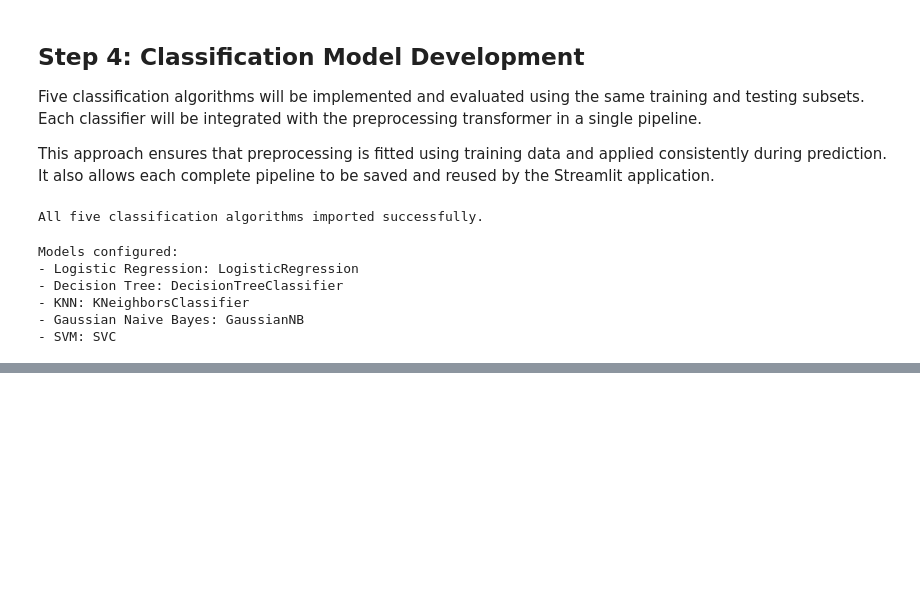
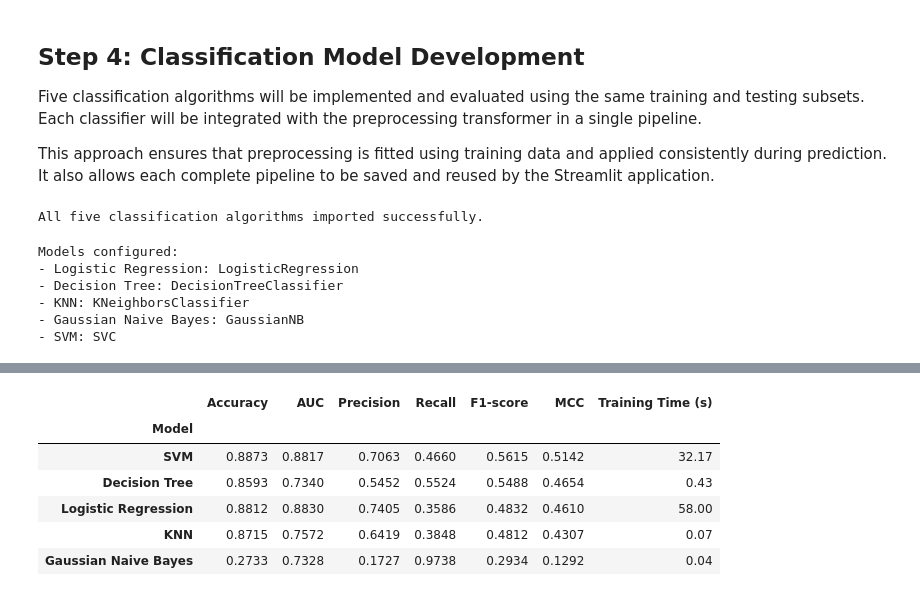
Before and after one commit to 2026AJ05675-LEO/online-shoppers-purchase-prediction, a Jupyter notebook: online-shoppers-purchase-prediction.ipynb, the cells around one changed output, grey strips where cells are left out. Drawn from its saved outputs; the diff is of its cells as text; code cells hidden in the pictures; blank space fills up the shorter version.

Commit message:
All models trained and Evaluated
First round of Building models and Evals are done will try to improve required evals for the problem.

```diff
--- a/online-shoppers-purchase-prediction.ipynb
+++ b/online-shoppers-purchase-prediction.ipynb
@@ -771,0 +814,22 @@ Models configured:
+# %%
+# Train Models Independntly
+import time
+
+training_results = {}
+
+for model_name, pipeline in model_pipelines.items():
+    start_time = time.time()
+
+    pipeline.fit(X_train, y_train)
+
+    training_time = time.time() - start_time
+
+    training_results[model_name] = {
+        "pipeline": pipeline,
+        "training_time_seconds": round(training_time, 2)
+    }
+
+    print(
+        f"{model_name}: trained successfully "
+        f"in {training_time:.2f} seconds"
+    )
@@ -771,0 +842,9 @@ Models configured:
+# %%
+print("Training verification:")
+print("-" * 35)
+
+for model_name, result in training_results.items():
+    print(
+        f"{model_name}: "
+        f"{'Trained' if hasattr(result['pipeline'].named_steps['classifier'], 'classes_') else 'Not trained'}"
+    )
@@ -771,0 +946,12 @@ Models configured:
+# %%
+display(
+    evaluation_df.set_index("Model").round(4)
+)
+# %% [output]
+|  | Accuracy | AUC | Precision | Recall | F1-score | MCC | Training Time (s) |
+| Model |  |  |  |  |  |  |  |
+| SVM | 0.8873 | 0.8817 | 0.7063 | 0.4660 | 0.5615 | 0.5142 | 32.17 |
+| Decision Tree | 0.8593 | 0.7340 | 0.5452 | 0.5524 | 0.5488 | 0.4654 | 0.43 |
+| Logistic Regression | 0.8812 | 0.8830 | 0.7405 | 0.3586 | 0.4832 | 0.4610 | 58.00 |
+| KNN | 0.8715 | 0.7572 | 0.6419 | 0.3848 | 0.4812 | 0.4307 | 0.07 |
+| Gaussian Naive Bayes | 0.2733 | 0.7328 | 0.1727 | 0.9738 | 0.2934 | 0.1292 | 0.04 |
```
Also changed, not shown: parts of 7 cells of this notebook.
